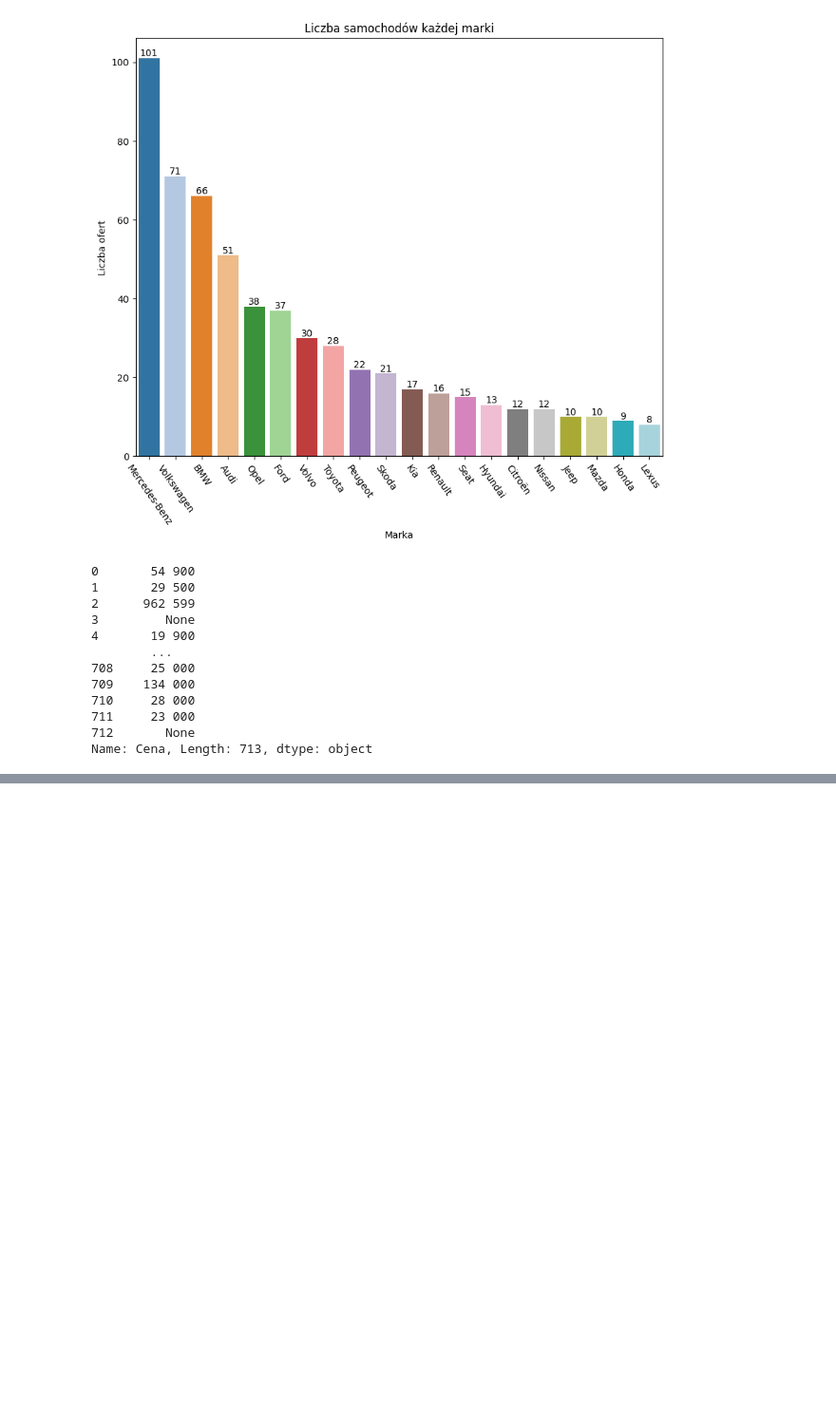
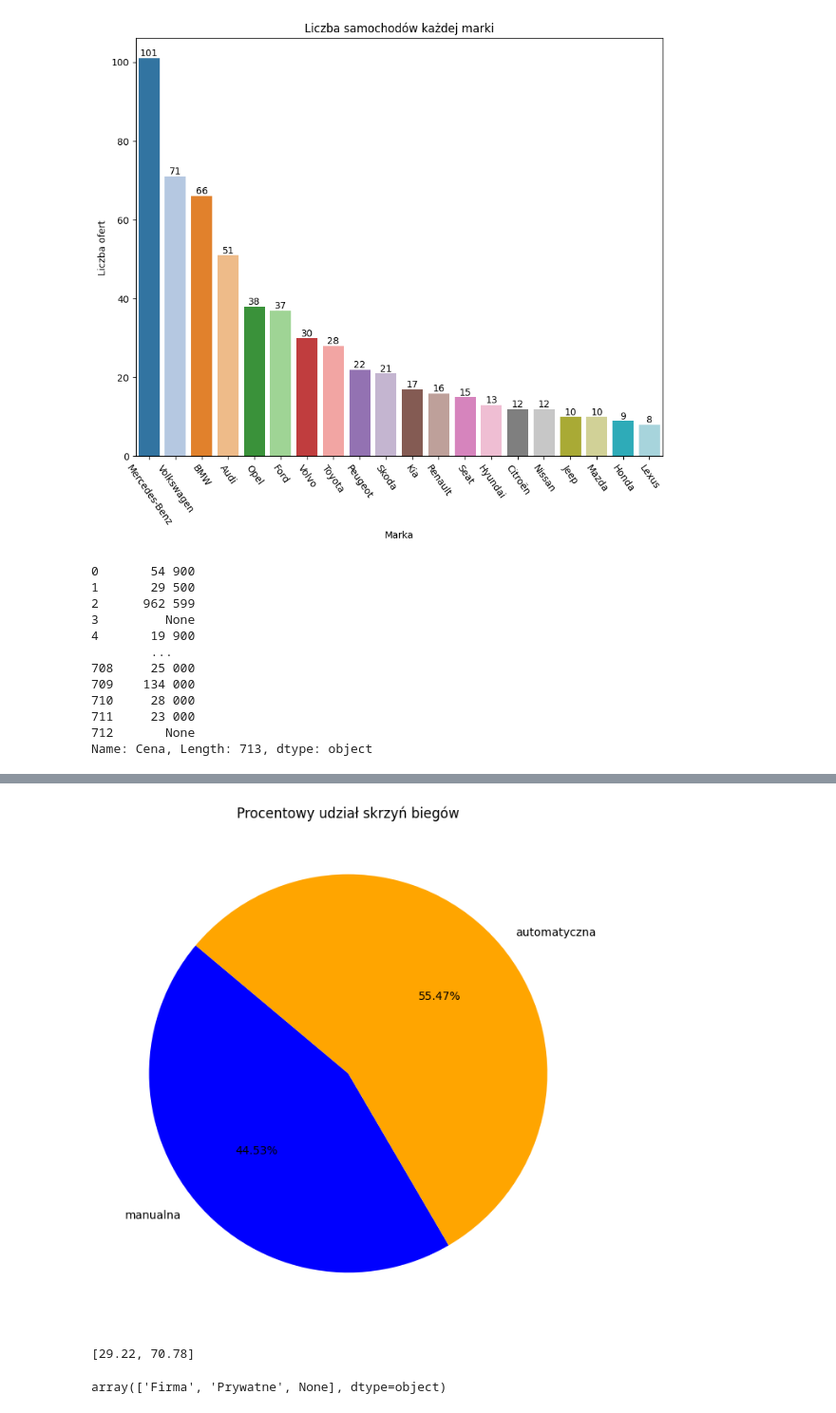
Before and after one commit to aleksandra0014/Predykcja-cen-aut, a Jupyter notebook: new_dane.ipynb, the cells around one changed output, grey strips where cells are left out. Shown at 95% size. Saved outputs shown, nothing was run; the diff lists cells and outputs as text; code cells hidden in the pictures; blank space fills up the shorter version.

```diff
--- a/new_dane.ipynb
+++ b/new_dane.ipynb
@@ -134,0 +191,24 @@ Name: Cena, Length: 713, dtype: object
+# %%
+plt.figure(figsize=(8, 8))
+plt.pie(procenty, labels=labels, autopct='%1.2f%%', startangle=140, colors=['blue', 'orange', 'gray'])
+plt.title('Procentowy udział skrzyń biegów')
+plt.show()
+# %% [output]
+[figure, added]
+# %%
+oferty = df.groupby('Oferta od').size().reset_index(name='Ilość')
+filt = (oferty['Oferta od'] == 'Firma')
+filt2 = (oferty['Oferta od'] == 'Prywatne')
+f = oferty[filt]['Ilość'].iloc[0]
+p = oferty[filt2]['Ilość'].iloc[0]
+proc_f = round(f/(f+p)*100, 2)
+proc_p = round(p/(f+p)*100, 2)
+procenty = [proc_f, proc_p]
+labels = ['firma', 'prywatne']
+procenty
+# %% [output]
+[29.22, 70.78]
+# %%
+df['Oferta od'].unique()
+# %% [output]
+array(['Firma', 'Prywatne', None], dtype=object)
```
Also changed, not shown: parts of 37 cells of this notebook.
